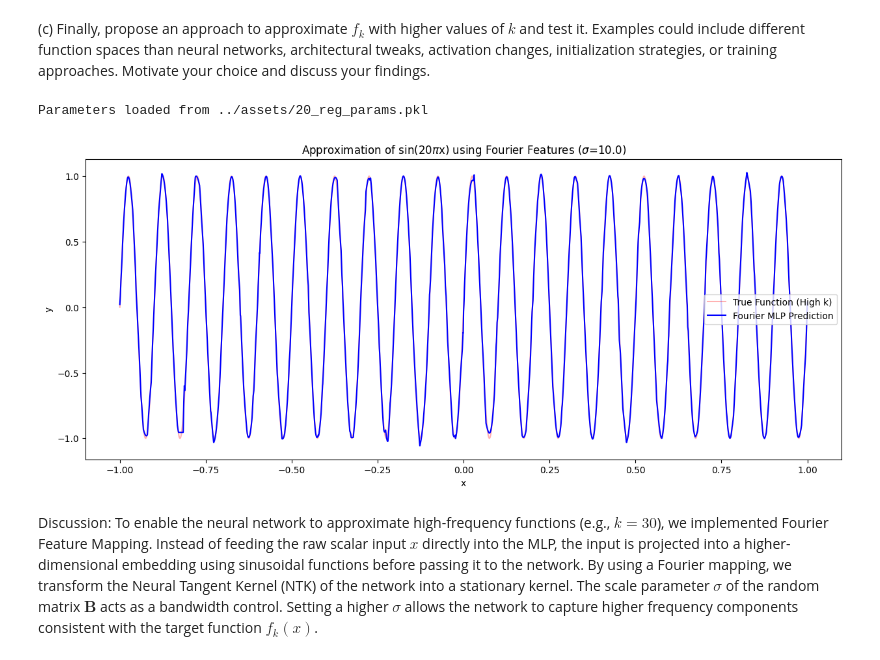
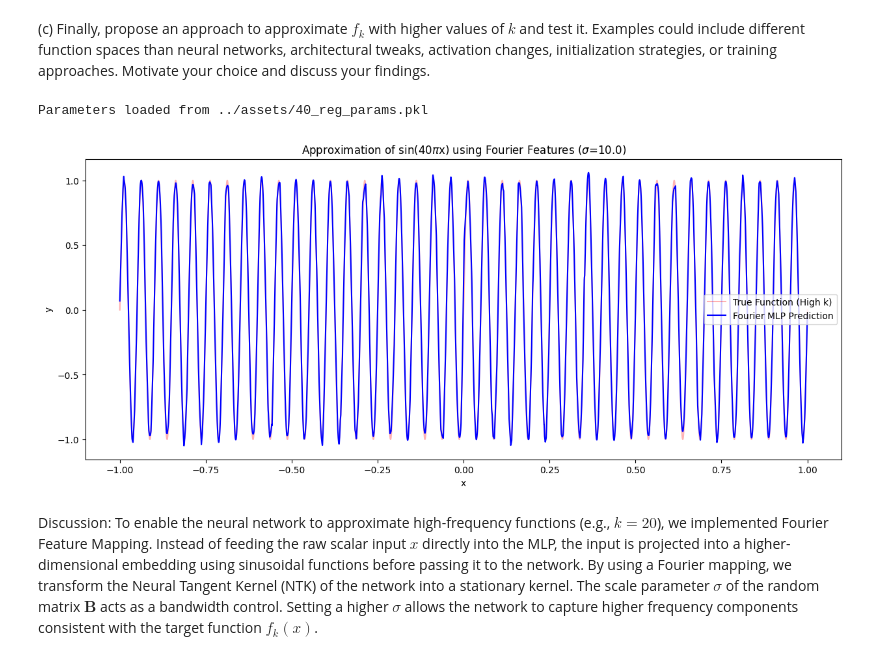
Before and after one commit to yazanmashal03/laoml-project, a Jupyter notebook: notebook/project2.ipynb, the cells around one changed output. Drawn from its saved outputs; the diff is of its cells as text; code cells hidden in the pictures.

```diff
--- a/notebook/project2.ipynb
+++ b/notebook/project2.ipynb
@@ -191,9 +192,32 @@ def save_params(params, filename='assets/params.pkl'):
 
 def load_params(filename='assets/params.pkl'):
     """Load model parameters."""
-    with open(filename, 'rb') as f:
+    filepath = Path(filename)
+
+    # If it's a relative path and doesn't exist, try relative to project root
+    if not filepath.is_absolute():
+        # Try current directory first
+        if not filepath.exists():
+            # Try parent directory (if notebook is in 'notebook' folder)
+            parent_path = Path.cwd().parent / filename
+            if parent_path.exists():
+                filepath = parent_path
+            else:
+                # Try from current directory with 'assets' folder
+                alt_path = Path.cwd() / 'assets' / Path(filename).name
+                if alt_path.exists():
+                    filepath = alt_path
+                else:
+                    raise FileNotFoundError(
+                        f"Parameters file not found. Tried:\n"
+                        f"  - {Path.cwd() / filename}\n"
+                        f"  - {Path.cwd().parent / filename}\n"
+                        f"  - {alt_path}"
+                    )
+
+    with open(filepath, 'rb') as f:
         params = pickle.load(f)
-    print(f"Parameters loaded from {filename}")
+    print(f"Parameters loaded from {filepath}")
     return params
 # %% [markdown]
 2. Consider a standard benchmark dataset for classification: train a neural network to classify handwritten digits into the ten classes 0, 1,..., 9. As input for your model, use flattened vector representations of the MNIST images
@@ -2642,7 +2666,7 @@ def input_mapping(x, B):
 
     return jnp.sin(xp)
 
-k_high = 20
+k_high = 40
 n_samples = 5000
 x = jnp.linspace(-1, 1, n_samples).reshape(-1, 1)
 y = jnp.sin(k_high * jnp.pi * x)
@@ -2674,34 +2698,34 @@ x_plot = jnp.linspace(-1, 1, 10000).reshape(-1, 1)
 x_plot_mapped = input_mapping(x_plot, B)
 
 # print(f"Training on f_{k_high} with Fourier Features...")
 
 # params, test_acc, test_loss, learning_curve = train_model(
 #     x_train, y_train, x_test, y_test, best_config, classification=False
 # )
 
 # save_params(params, filename=f'../assets/{k_high}_reg_params.pkl')
 
 params = load_params(f'../assets/{k_high}_reg_params.pkl') if params is None else params
 y_pred = forward(params, x_plot_mapped, best_config['activation'])
 
 plt.figure(figsize=(15, 6))
 plt.plot(x, y, color='red', alpha=0.3, label='True Function (High k)')
 plt.plot(x_plot, y_pred, color='blue', label='Fourier MLP Prediction')
 plt.title(f"Approximation of sin({k_high}$\pi$x) using Fourier Features ($\sigma$={scale})")
 plt.xlabel('x')
 plt.ylabel('y')
 plt.legend()
 plt.show()
 
 # plt.figure(figsize=(12, 5))
 # plt.plot(learning_curve['train_loss'], label='Train Loss')
 # plt.plot(learning_curve['test_loss'], label='Test Loss')
 # plt.yscale('log')
 # plt.title('Loss Curve (Log Scale)')
 # plt.legend()
 # plt.show()
 # %% [output]
-Parameters loaded from ../assets/20_reg_params.pkl
+Parameters loaded from ../assets/40_reg_params.pkl
-[figure, old version]
+[figure, new version]
 # %% [markdown]
-Discussion: To enable the neural network to approximate high-frequency functions (e.g., $k=30$), we implemented Fourier Feature Mapping. Instead of feeding the raw scalar input $x$ directly into the MLP, the input is projected into a higher-dimensional embedding using sinusoidal functions before passing it to the network. By using a Fourier mapping, we transform the Neural Tangent Kernel (NTK) of the network into a stationary kernel. The scale parameter $\sigma$ of the random matrix $\mathbf{B}$ acts as a bandwidth control. Setting a higher $\sigma$ allows the network to capture higher frequency components consistent with the target function $f_k(x)$.
+Discussion: To enable the neural network to approximate high-frequency functions (e.g., $k=20$), we implemented Fourier Feature Mapping. Instead of feeding the raw scalar input $x$ directly into the MLP, the input is projected into a higher-dimensional embedding using sinusoidal functions before passing it to the network. By using a Fourier mapping, we transform the Neural Tangent Kernel (NTK) of the network into a stationary kernel. The scale parameter $\sigma$ of the random matrix $\mathbf{B}$ acts as a bandwidth control. Setting a higher $\sigma$ allows the network to capture higher frequency components consistent with the target function $f_k(x)$.
```
Also changed, not shown: parts of 1 cell of this notebook, 1 other file.
